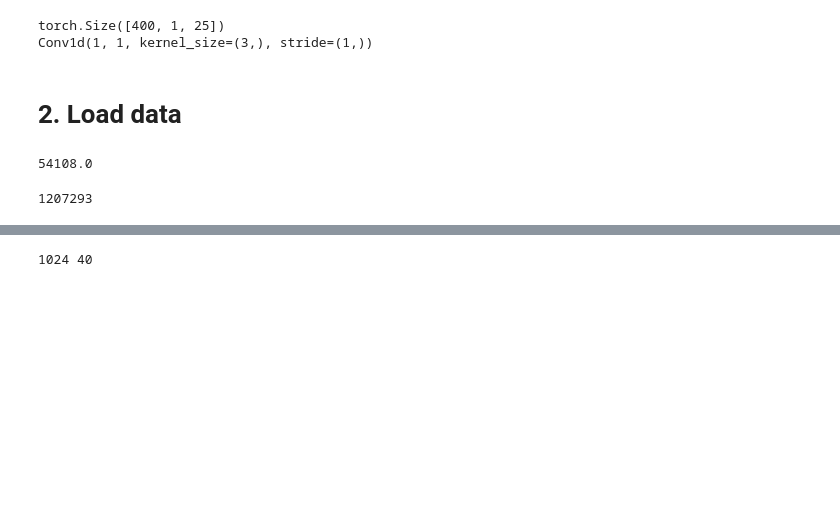
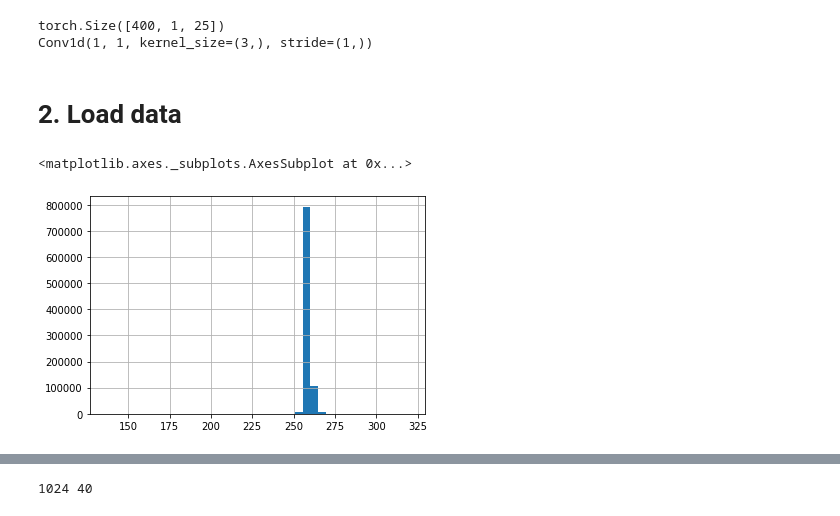
Before and after one commit to IImbryk/NMA_MindBigData, a Jupyter notebook: mnist_for_brain.ipynb, the cells around one changed output, grey strips where cells are left out. Drawn from its saved outputs; the diff is of its cells as text; code cells hidden in the pictures; blank space fills up the shorter version.

```diff
--- a/mnist_for_brain.ipynb
+++ b/mnist_for_brain.ipynb
@@ -101,15 +101,12 @@ def rename_columns(data):
   return data
 # %%
 df = rename_columns(df)
-data_MW = rename_columns(data_MW)
-# data_EP1 = rename_columns(data_EP1)
+# data_MW = rename_columns(data_MW)
+data_EP1 = rename_columns(data_EP1)
 # data_MU = rename_columns(data_MU)
 # data_IN = rename_columns(data_IN)
-# %%
-67635*0.8
-# %% [output]
-54108.0
-# %%
-len(df)
-# %% [output]
-1207293
+# %%
+data_EP1['size'].hist(bins=40)
+# %% [output]
+<matplotlib.axes._subplots.AxesSubplot at 0x...>
+[figure, added]
```
Also changed, not shown: parts of 10 cells of this notebook.
